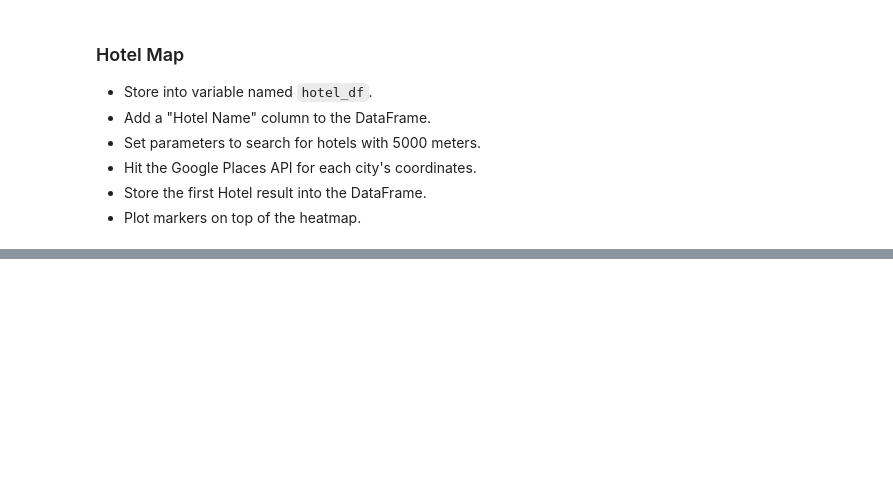
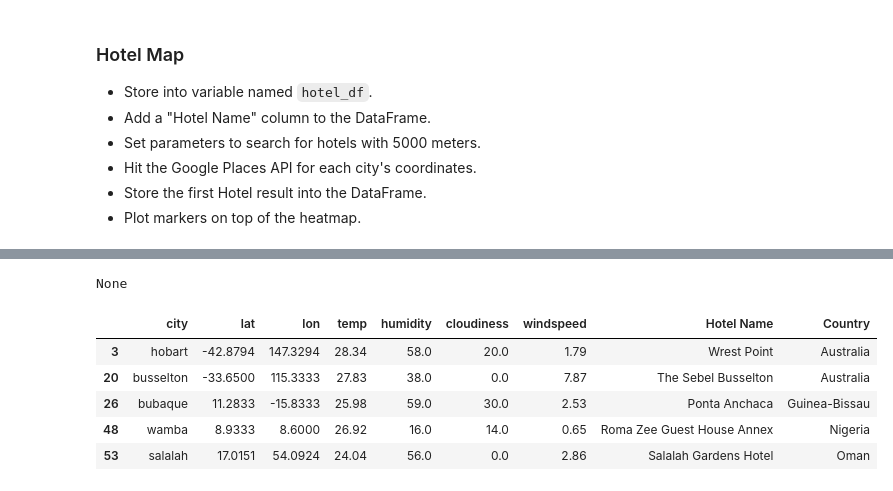
Before and after one commit to granginderpreet/python-api-challenge, a Jupyter notebook: VacationPy/VacationPy.ipynb, the cells around one changed output, grey strips where cells are left out. Cells and saved outputs as stored; diff of their text form; code cells hidden in the pictures; blank space fills up the shorter version.

```diff
--- a/VacationPy/VacationPy.ipynb
+++ b/VacationPy/VacationPy.ipynb
@@ -102,7 +109,7 @@ city
 hotel_df=city
 hotel_df.loc[:,"Hotel Name"]=""
 hotel_df.loc[:,"Country"]=""
-#hotel_df
+#Use type hotel. Keyword used is also hotel
 params = {
     "radius": 5000,
     "types": "hotel",
@@ -119,7 +126,7 @@ for index, row in hotel_df.iterrows():
     # change location each iteration while leaving original params in place
     params["location"] = f"{lat},{lng}"
 
-    # Use the search term: "International Airport" and our lat/lng
+    # Use the search term: "
     base_url = "https://maps.googleapis.com/maps/api/place/nearbysearch/json"
 
     # make request and print url
@@ -130,16 +137,22 @@ for index, row in hotel_df.iterrows():
 
     # convert to json
     name_address = name_address.json()
-    #print(json.dumps(name_address, indent=4, sort_keys=True))
+    print(json.dumps(name_address, indent=4, sort_keys=True))
 
     # Since some data may be missing we incorporate a try-except to skip any that are missing a data point.
     try:
         hotel_df.loc[index, "Hotel Name"] = name_address["results"][0]["name"]
+    except (KeyError, IndexError, NameError):
+        print("Missing name field/result... skipping.")
+    try:
         words = name_address["results"][0]["plus_code"]["compound_code"].split(",")
         print(words)
+    except (KeyError, IndexError, NameError):
+        print("Missing compound_code field/result... skipping.")
+    try:
         hotel_df.loc[index, "Country"] = words[-1]
 #        cities_pd.loc[index, "Airport Address"] = name_address["results"][0]["vicinity"]
 #        cities_pd.loc[index, "Airport Rating"] = name_address["results"][0]["rating"]
-    except (KeyError, IndexError):
+    except (KeyError, IndexError, NameError):
         print("Missing field/result... skipping.")
 # %% [output]
@@ -170,3 +176,16 @@ Missing field/result... skipping.
+# %%
+#Drop rows with no hotel names
+hotel_df['Hotel Name'].replace('', np.nan, inplace=True)
+print(hotel_df.dropna(subset=["Hotel Name"], inplace=True))
+hotel_df.head()
+# %% [output]
+None
+|  | city | lat | lon | temp | humidity | cloudiness | windspeed | Hotel Name | Country |
+| 3 | hobart | -42.8794 | 147.3294 | 28.34 | 58.0 | 20.0 | 1.79 | Wrest Point | Australia |
+| 20 | busselton | -33.6500 | 115.3333 | 27.83 | 38.0 | 0.0 | 7.87 | The Sebel Busselton | Australia |
+| 26 | bubaque | 11.2833 | -15.8333 | 25.98 | 59.0 | 30.0 | 2.53 | Ponta Anchaca | Guinea-Bissau |
+| 48 | wamba | 8.9333 | 8.6000 | 26.92 | 16.0 | 14.0 | 0.65 | Roma Zee Guest House Annex | Nigeria |
+| 53 | salalah | 17.0151 | 54.0924 | 24.04 | 56.0 | 0.0 | 2.86 | Salalah Gardens Hotel | Oman |
 # %%
 # NOTE: Do not change any of the code in this cell
 
```
Also changed, not shown: parts of 8 cells of this notebook.
